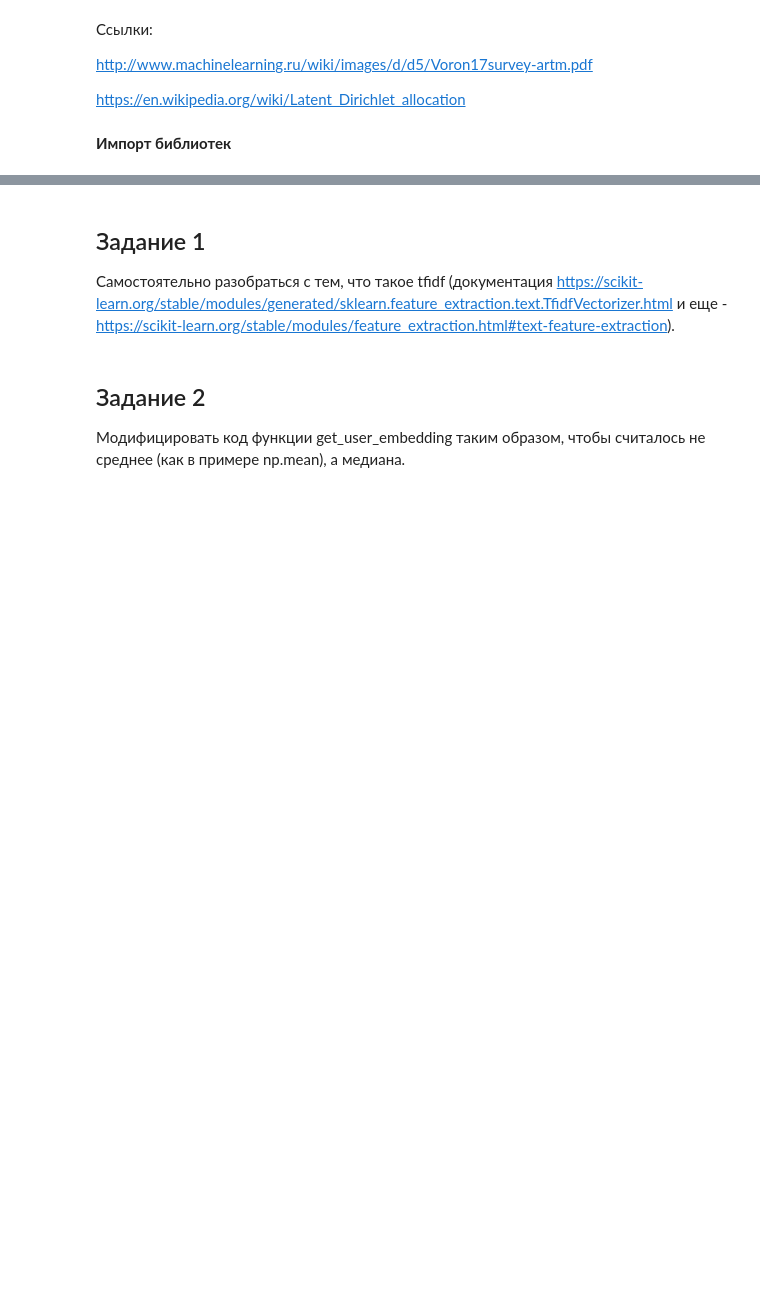
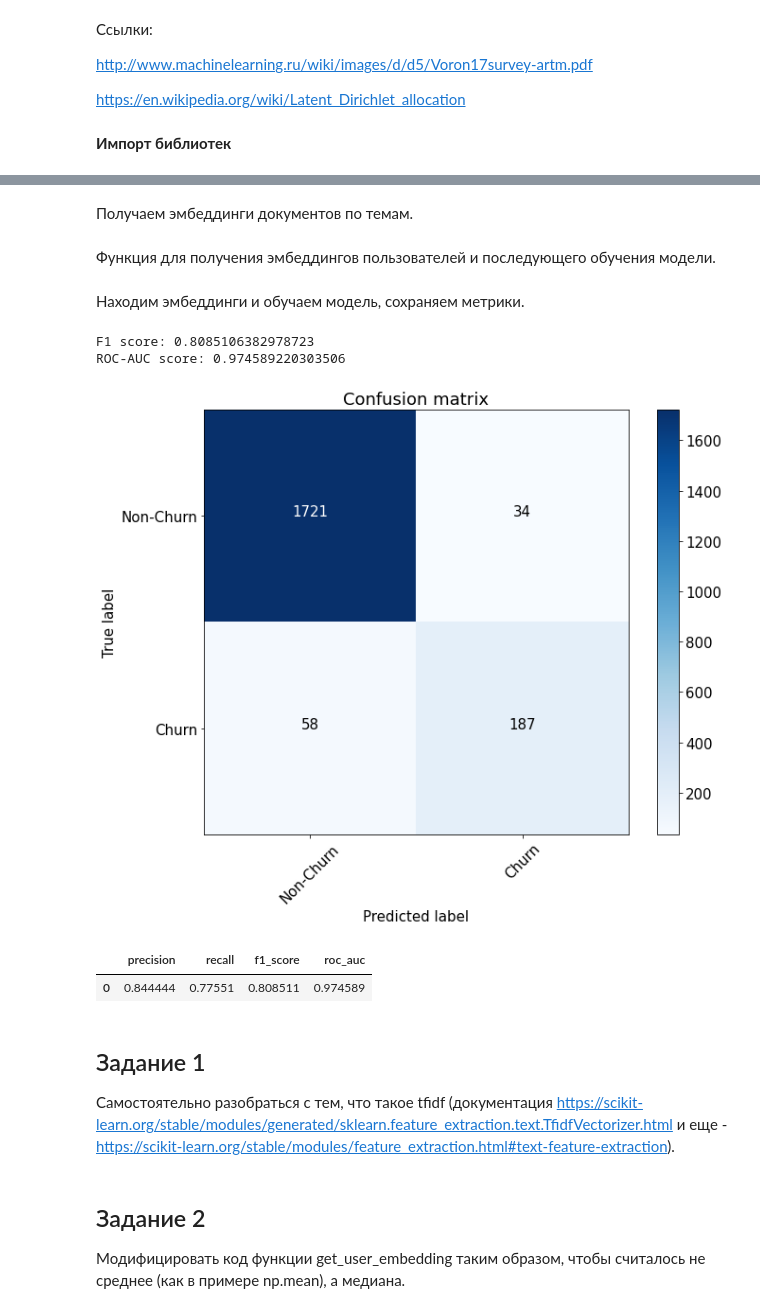
Before and after one commit to shatandv/GB_ML_Business_2021_04_26, a Jupyter notebook: homework/lesson2/les2_homework.ipynb, the cells around one changed output, grey strips where cells are left out. Saved outputs shown, nothing was run; the diff lists cells and outputs as text; code cells hidden in the pictures; blank space fills up the shorter version.

```diff
--- a/homework/lesson2/les2_homework.ipynb
+++ b/homework/lesson2/les2_homework.ipynb
@@ -33,0 +101,28 @@ from razdel import tokenize
+# %%
+def plot_confusion_matrix(cm, classes,
+                          normalize=False,
+                          title='Confusion matrix',
+                          cmap=plt.cm.Blues):
+    """
+    This function prints and plots the confusion matrix.
+    Normalization can be applied by setting `normalize=True`.
+    """
+    plt.imshow(cm, interpolation='nearest', cmap=cmap)
+    plt.title(title)
+    plt.colorbar()
+    tick_marks = np.arange(len(classes))
+    plt.xticks(tick_marks, classes, rotation=45)
+    plt.yticks(tick_marks, classes)
+
+    if normalize:
+        cm = cm.astype('float') / cm.sum(axis=1)[:, np.newaxis]
+
+    thresh = cm.max() / 2.
+    for i, j in itertools.product(range(cm.shape[0]), range(cm.shape[1])):
+        plt.text(j, i, cm[i, j],
+                 horizontalalignment="center",
+                 color="white" if cm[i, j] > thresh else "black")
+
+    plt.tight_layout()
+    plt.ylabel('True label')
+    plt.xlabel('Predicted label')
@@ -33,0 +133,9 @@ from razdel import tokenize
+# %%
+news = pd.read_csv("articles.csv")
+users = pd.read_csv("users_articles.csv")
+churn = pd.read_csv("users_churn.csv")
+# %%
+stopword_ru = stopwords.words('russian')
+with open('stopwords.txt') as f:
+    additional_stopwords = [w.strip() for w in f.readlines() if w]
+stopword_ru += additional_stopwords
@@ -33,0 +160,2 @@ from razdel import tokenize
+# %% [markdown]
+Получаем эмбеддинги документов по темам.
@@ -33,0 +168,2 @@ from razdel import tokenize
+# %% [markdown]
+Функция для получения эмбеддингов пользователей и последующего обучения модели.
@@ -34,3 +216,17 @@ from razdel import tokenize
+# %% [markdown]
+Находим эмбеддинги и обучаем модель, сохраняем метрики.
+# %%
+metrics_mean = train_embeddings_and_model(users, churn, get_user_embedding)
+metrics_df = pd.DataFrame({key: [value] for key, value in metrics_mean.items()})
+# %% [output]
+F1 score: 0.8085106382978723
+ROC-AUC score: 0.974589220303506
+[figure, added]
+# %%
+metrics_df
+# %% [output]
+|  | precision | recall | f1_score | roc_auc |
+| 0 | 0.844444 | 0.77551 | 0.808511 | 0.974589 |
 # %% [markdown]
 ## Задание 1
 Самостоятельно разобраться с тем, что такое tfidf (документация https://scikit-learn.org/stable/modules/generated/sklearn.feature_extraction.text.TfidfVectorizer.html и еще - https://scikit-learn.org/stable/modules/feature_extraction.html#text-feature-extraction).
```
Also changed, not shown: parts of 40 cells of this notebook, 1 other file.
